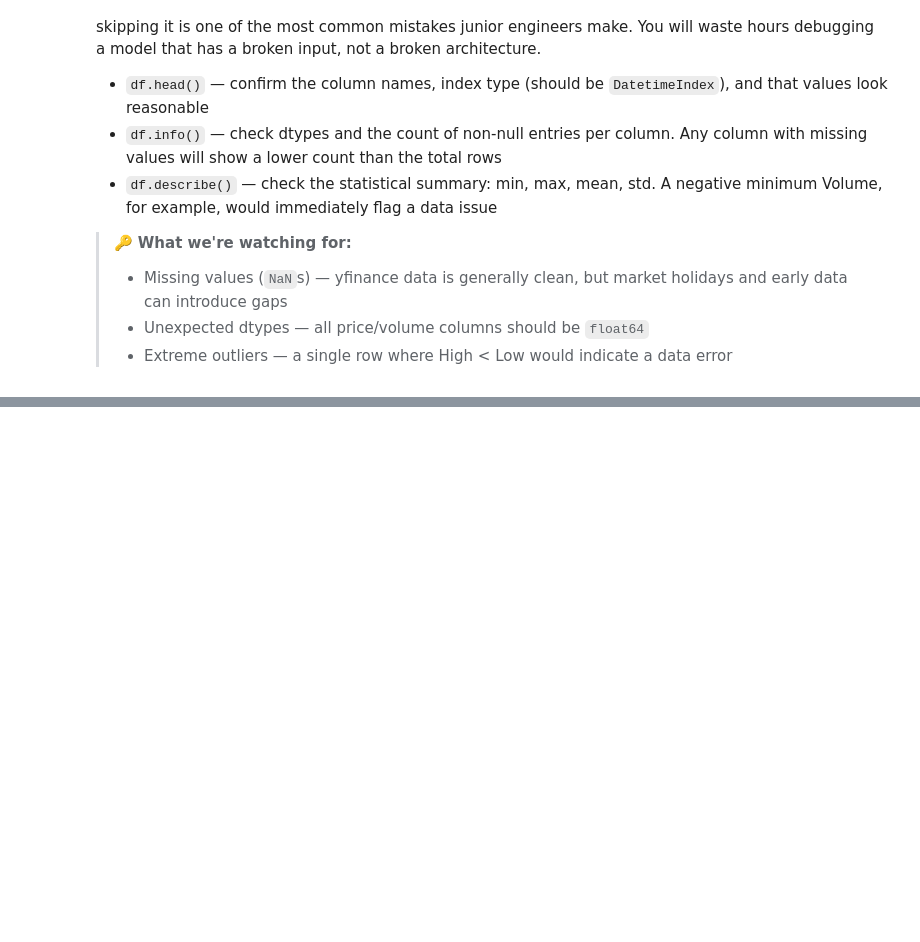
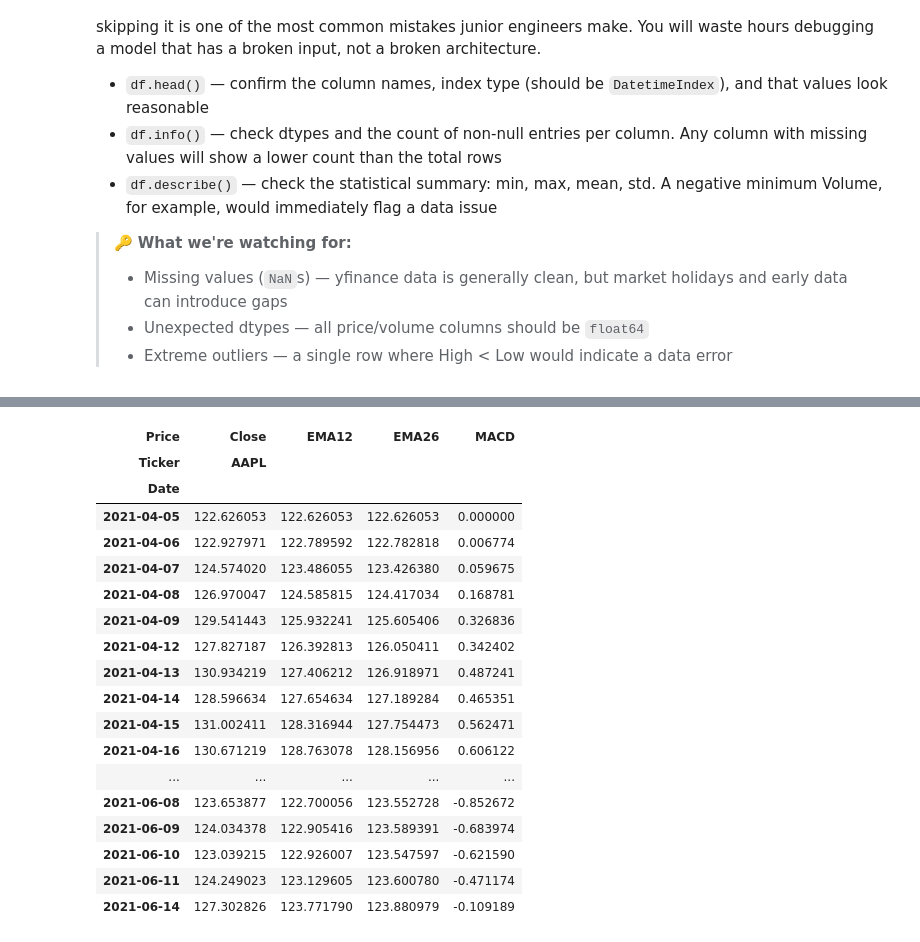
Before and after one commit to msn13/stock_price_predictor, a Jupyter notebook: stock_predict.ipynb, the cells around one changed output, grey strips where cells are left out. Cells and saved outputs as stored; diff of their text form; code cells hidden in the pictures; blank space fills up the shorter version.

```diff
--- a/stock_predict.ipynb
+++ b/stock_predict.ipynb
@@ -80,0 +143,27 @@ df[['Close', 'SMA10', 'SMA50']].head(50)
+# %%
+fast_decay = 12
+slow_decay = 26
+df['EMA12'] = df['Close'].ewm(span=fast_decay).mean()
+df['EMA26'] = df['Close'].ewm(span=slow_decay).mean()
+df['MACD'] = df['EMA12'] - df['EMA26'] # EMA_12 > EMA_26 => Bullish; EMA_12 < EMA_26 => Bearish
+df[['Close', 'EMA12', 'EMA26', 'MACD']].head(50)
+# %% [output]
+| Price | Close | EMA12 | EMA26 | MACD |
+| Ticker | AAPL |  |  |  |
+| Date |  |  |  |  |
+| 2021-04-05 | 122.626053 | 122.626053 | 122.626053 | 0.000000 |
+| 2021-04-06 | 122.927971 | 122.789592 | 122.782818 | 0.006774 |
+| 2021-04-07 | 124.574020 | 123.486055 | 123.426380 | 0.059675 |
+| 2021-04-08 | 126.970047 | 124.585815 | 124.417034 | 0.168781 |
+| 2021-04-09 | 129.541443 | 125.932241 | 125.605406 | 0.326836 |
+| 2021-04-12 | 127.827187 | 126.392813 | 126.050411 | 0.342402 |
+| 2021-04-13 | 130.934219 | 127.406212 | 126.918971 | 0.487241 |
+| 2021-04-14 | 128.596634 | 127.654634 | 127.189284 | 0.465351 |
+| 2021-04-15 | 131.002411 | 128.316944 | 127.754473 | 0.562471 |
+| 2021-04-16 | 130.671219 | 128.763078 | 128.156956 | 0.606122 |
+| ... | ... | ... | ... | ... |
+| 2021-06-08 | 123.653877 | 122.700056 | 123.552728 | -0.852672 |
+| 2021-06-09 | 124.034378 | 122.905416 | 123.589391 | -0.683974 |
+| 2021-06-10 | 123.039215 | 122.926007 | 123.547597 | -0.621590 |
+| 2021-06-11 | 124.249023 | 123.129605 | 123.600780 | -0.471174 |
+| 2021-06-14 | 127.302826 | 123.771790 | 123.880979 | -0.109189 |
```
Also changed, not shown: parts of 10 cells of this notebook.
